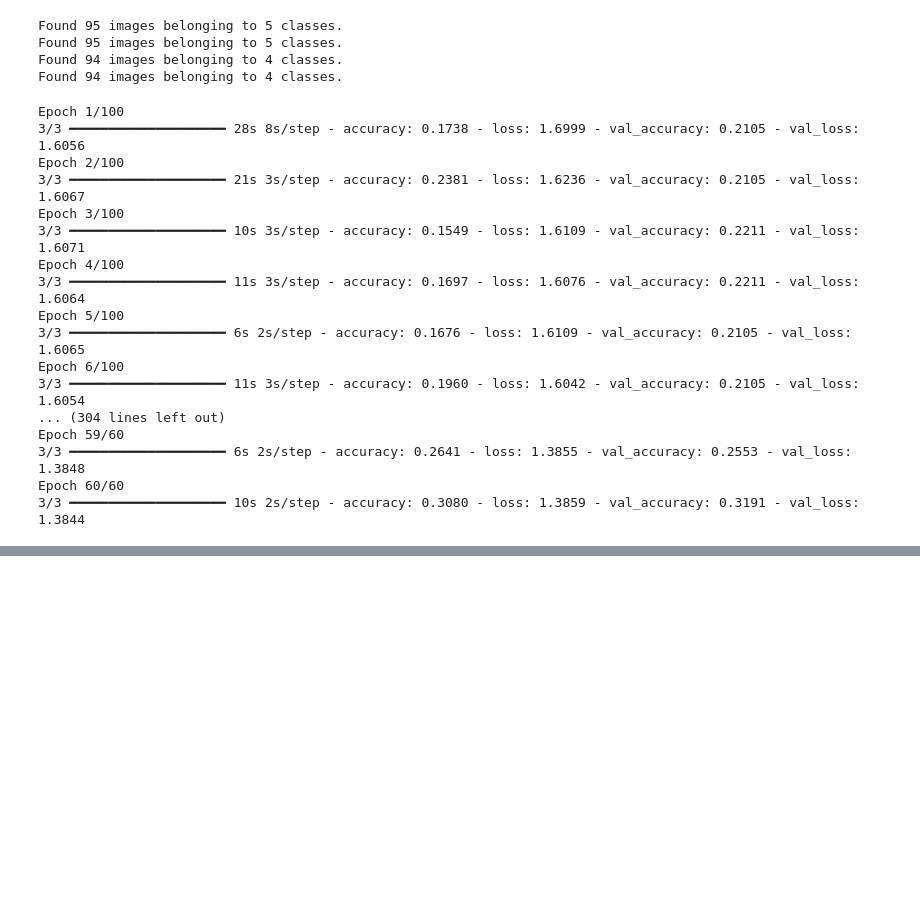
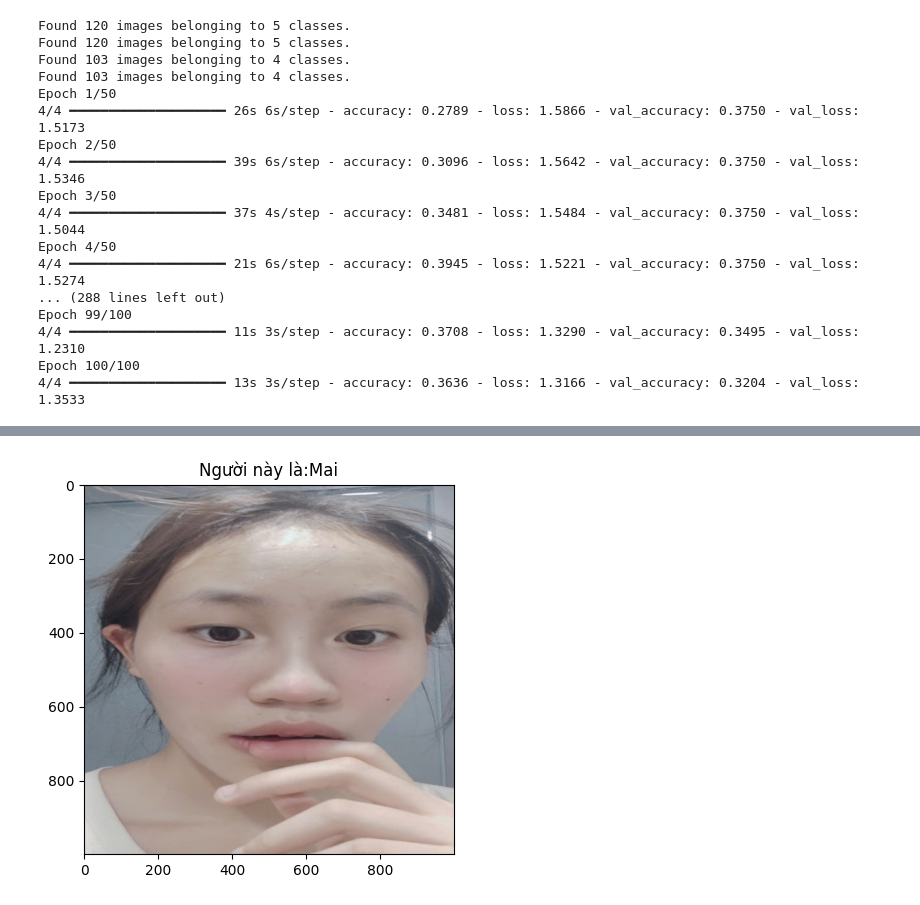
Before and after one commit to XM2202-02/CNN-FaceEmo, a Jupyter notebook: CNNCAMXUC.ipynb, the cells around one changed output, grey strips where cells are left out. Saved outputs shown, nothing was run; the diff lists cells and outputs as text; code cells hidden in the pictures; blank space fills up the shorter version.

```diff
--- a/CNNCAMXUC.ipynb
+++ b/CNNCAMXUC.ipynb
@@ -44,7 +24,7 @@ train_datagen= ImageDataGenerator(
     width_shift_range=0.2,
     height_shift_range=0.2,
     validation_split=0.2,
-    brightness_range=[0.9,1.5]
+    brightness_range=[0.8,1.2]
 )
 val_datagen= ImageDataGenerator(
     rescale=1./255,
@@ -110,11 +90,12 @@ model_emo= Sequential([
 model_face.compile(optimizer='adam',loss='categorical_crossentropy',metrics=['accuracy'])
 model_emo.compile(optimizer='adam',loss='categorical_crossentropy',metrics=['accuracy'])
 
-
+x_train, y_train = next(train_generator_face)
+x_train=np.expand_dims(x_train,axis=-1)
 
 history_face= model_face.fit(
     train_generator_face,
-    epochs=100,
+    epochs=50,
     steps_per_epoch=len(train_generator_face),
     validation_data=val_generator_face,
     validation_steps=len(val_generator_face)
@@ -122,29 +103,43 @@ history_face= model_face.fit(
 history = model_emo.fit(
     train_generator_emo,
     steps_per_epoch=len(train_generator_emo),
-    epochs=60,
+    epochs=100,
     validation_data=val_generator_emo,
     validation_steps=len(val_generator_emo)
 )
 # %% [output]
-Found 95 images belonging to 5 classes.
-Found 95 images belonging to 5 classes.
-Found 94 images belonging to 4 classes.
-Found 94 images belonging to 4 classes.
+Found 120 images belonging to 5 classes.
+Found 120 images belonging to 5 classes.
+Found 103 images belonging to 4 classes.
+Found 103 images belonging to 4 classes.
+Epoch 1/50
+4/4 ━━━━━━━━━━━━━━━━━━━━ 26s 6s/step - accuracy: 0.2789 - loss: 1.5866 - val_accuracy: 0.3750 - val_loss: 1.5173
+Epoch 2/50
+4/4 ━━━━━━━━━━━━━━━━━━━━ 39s 6s/step - accuracy: 0.3096 - loss: 1.5642 - val_accuracy: 0.3750 - val_loss: 1.5346
+Epoch 3/50
+4/4 ━━━━━━━━━━━━━━━━━━━━ 37s 4s/step - accuracy: 0.3481 - loss: 1.5484 - val_accuracy: 0.3750 - val_loss: 1.5044
+Epoch 4/50
+4/4 ━━━━━━━━━━━━━━━━━━━━ 21s 6s/step - accuracy: 0.3945 - loss: 1.5221 - val_accuracy: 0.3750 - val_loss: 1.5274
+... (288 lines left out)
+Epoch 99/100
+4/4 ━━━━━━━━━━━━━━━━━━━━ 11s 3s/step - accuracy: 0.3708 - loss: 1.3290 - val_accuracy: 0.3495 - val_loss: 1.2310
+Epoch 100/100
+4/4 ━━━━━━━━━━━━━━━━━━━━ 13s 3s/step - accuracy: 0.3636 - loss: 1.3166 - val_accuracy: 0.3204 - val_loss: 1.3533
-Epoch 1/100
-3/3 ━━━━━━━━━━━━━━━━━━━━ 28s 8s/step - accuracy: 0.1738 - loss: 1.6999 - val_accuracy: 0.2105 - val_loss: 1.6056
-Epoch 2/100
-3/3 ━━━━━━━━━━━━━━━━━━━━ 21s 3s/step - accuracy: 0.2381 - loss: 1.6236 - val_accuracy: 0.2105 - val_loss: 1.6067
-Epoch 3/100
-3/3 ━━━━━━━━━━━━━━━━━━━━ 10s 3s/step - accuracy: 0.1549 - loss: 1.6109 - val_accuracy: 0.2211 - val_loss: 1.6071
-Epoch 4/100
-3/3 ━━━━━━━━━━━━━━━━━━━━ 11s 3s/step - accuracy: 0.1697 - loss: 1.6076 - val_accuracy: 0.2211 - val_loss: 1.6064
-Epoch 5/100
-3/3 ━━━━━━━━━━━━━━━━━━━━ 6s 2s/step - accuracy: 0.1676 - loss: 1.6109 - val_accuracy: 0.2105 - val_loss: 1.6065
-Epoch 6/100
-3/3 ━━━━━━━━━━━━━━━━━━━━ 11s 3s/step - accuracy: 0.1960 - loss: 1.6042 - val_accuracy: 0.2105 - val_loss: 1.6054
-... (304 lines left out)
-Epoch 59/60
-3/3 ━━━━━━━━━━━━━━━━━━━━ 6s 2s/step - accuracy: 0.2641 - loss: 1.3855 - val_accuracy: 0.2553 - val_loss: 1.3848
-Epoch 60/60
-3/3 ━━━━━━━━━━━━━━━━━━━━ 10s 2s/step - accuracy: 0.3080 - loss: 1.3859 - val_accuracy: 0.3191 - val_loss: 1.3844
+# %%
+img = load_img('/content/testXMai.jpg', target_size=(1000, 1000))
+plt.imshow(img)
+img = img.resize((64, 64))
+img_array = img_to_array(img) / 255.0
+img_array = img_array.reshape(1, 64, 64, 3)
+
+prediction_face = model_face.predict(img_array)
+class_names_face = list(train_generator_face.class_indices.keys())
+predicted_class_face = class_names_face[np.argmax(prediction_face)]
+plt.title(f'Người này là:{predicted_class_face}')
+
+classes = list(train_generator_emo.class_indices.keys())
+predicted_emo = model_emo.predict(img_array)
+label = classes[np.argmax(predicted_emo)]
+
+print("Người này đang cảm thấy :", label)
+# %% [output]
@@ -151 +149,2 @@ Epoch 60/60
+[figure, added]
 # %%
```
Also changed, not shown: parts of 7 cells of this notebook.
